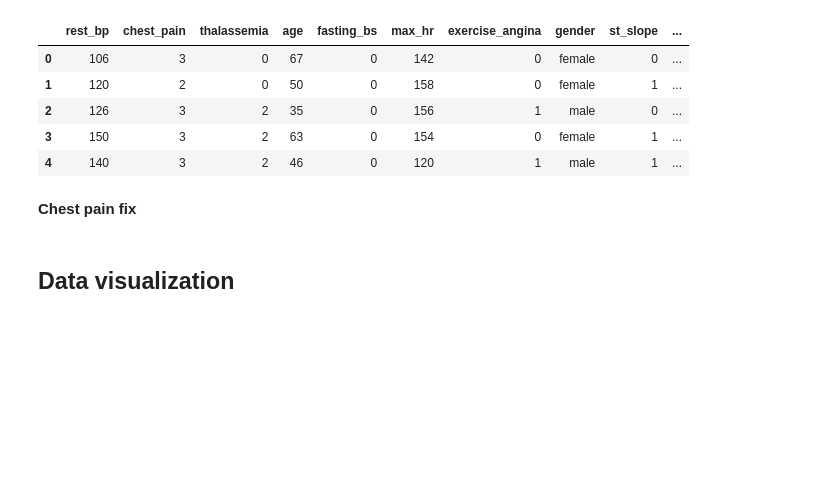
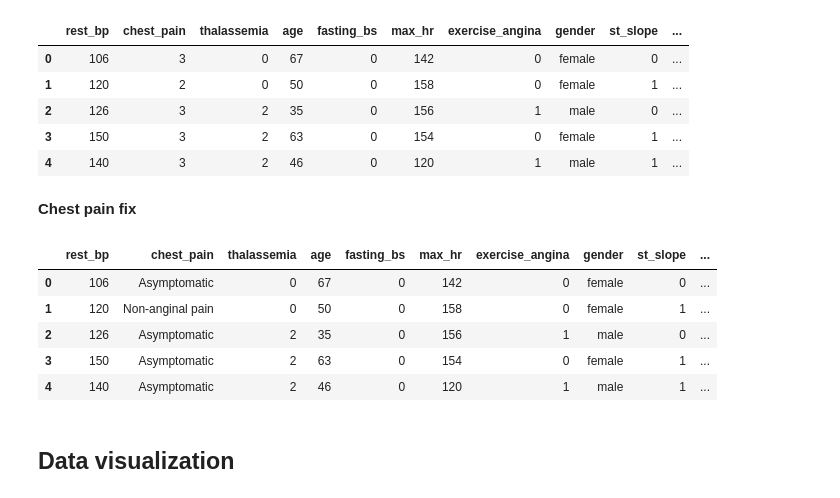
Before and after one commit to iruko14/Heart-disease, a Jupyter notebook: heart disease data test.ipynb, the cells around one changed output. Cells and saved outputs as stored; diff of their text form; code cells hidden in the pictures; blank space fills up the shorter version.

```diff
--- a/heart disease data test.ipynb
+++ b/heart disease data test.ipynb
@@ -43,6 +51,32 @@ hd.head(5)
 | 4 | 140 | 3 | 2 | 46 | 0 | 120 | 1 | male | 1 | ... |
 # %% [markdown]
 **Chest pain fix**
+# %%
+# Changing chest_pain by int to str
+hd['chest_pain'] = hd['chest_pain'].astype(str)
+
+# Apply function to replace numeric values to gender category
+def map_chest_pain(value):
+  if value == "0":
+    return "Typical angina"
+  elif value == "1":
+    return "Atypical angina"
+  elif value == "2":
+    return "Non-anginal pain"
+  elif value == "3":
+    return "Asymptomatic"
+  else:
+    return value  # Keep other values unchanged
+
+hd['chest_pain'] = hd['chest_pain'].apply(map_chest_pain)
+hd.head(5)
+# %% [output]
+|  | rest_bp | chest_pain | thalassemia | age | fasting_bs | max_hr | exercise_angina | gender | st_slope | ... |
+| 0 | 106 | Asymptomatic | 0 | 67 | 0 | 142 | 0 | female | 0 | ... |
+| 1 | 120 | Non-anginal pain | 0 | 50 | 0 | 158 | 0 | female | 1 | ... |
+| 2 | 126 | Asymptomatic | 2 | 35 | 0 | 156 | 1 | male | 0 | ... |
+| 3 | 150 | Asymptomatic | 2 | 63 | 0 | 154 | 0 | female | 1 | ... |
+| 4 | 140 | Asymptomatic | 2 | 46 | 0 | 120 | 1 | male | 1 | ... |
 # %% [markdown]
 ## **Data visualization**
 # %% [markdown]
```
Also changed, not shown: parts of 7 cells of this notebook.
